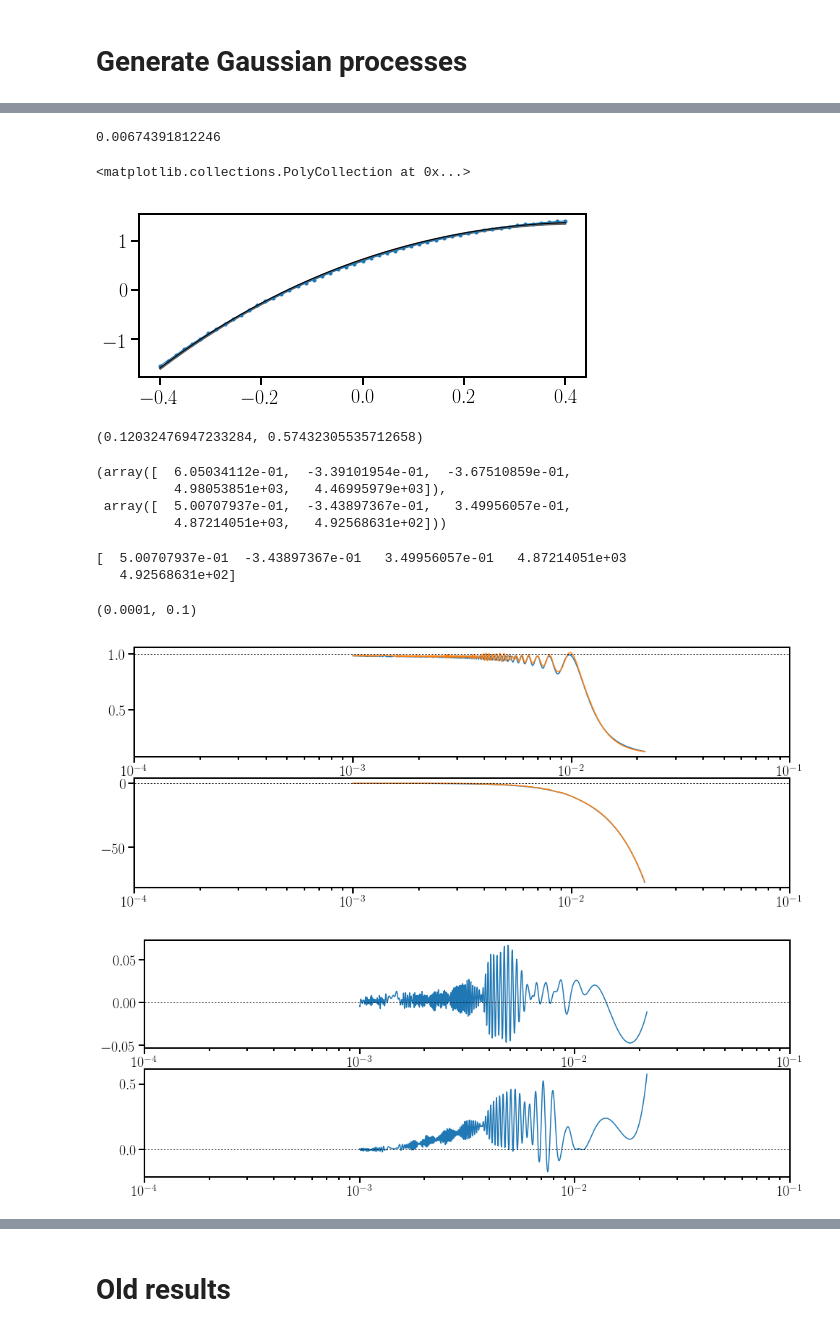
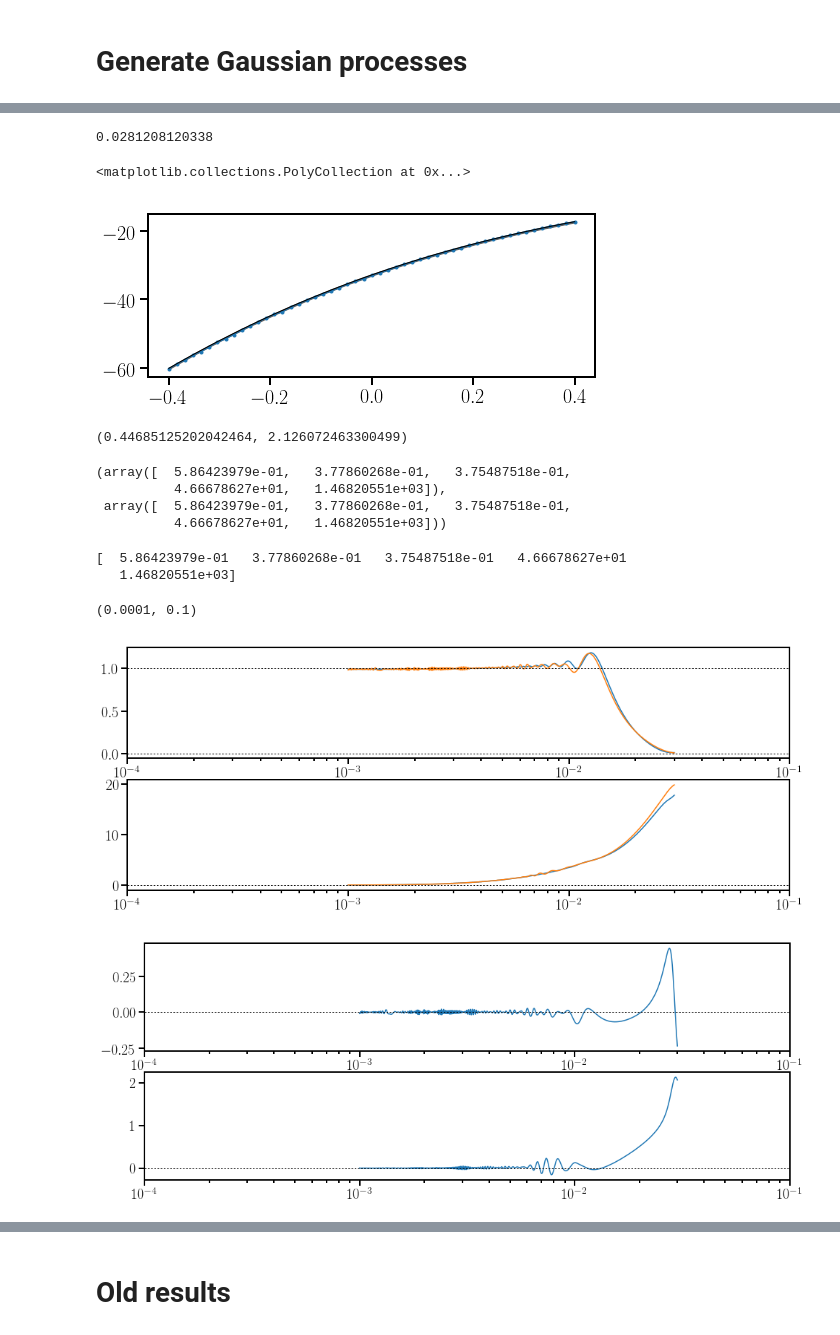
Before and after one commit to benjaminlackey/gpsurrogate, a Jupyter notebook: notebooks/FDAlignedSpin.ipynb, the cells around one changed output, grey strips where cells are left out. Saved outputs shown, nothing was run; the diff lists cells and outputs as text; code cells hidden in the pictures.

```diff
--- a/notebooks/FDAlignedSpin.ipynb
+++ b/notebooks/FDAlignedSpin.ipynb
@@ -260,7 +291,7 @@ validset.close()
 0 1 2 3 4 5 6 7 8 9 10 11 12 13 14 15 16 17 18 19 20 21 22 23 24 25 26 27 28 29 30 31 32 33 34 35 36 37 38 39 40 41 42 43 44 45 46 47 48 49 50
 # %%
 # Generate the randomly sampled set
-Ndata = 1000
+Ndata = 5000
 limits = np.array([[0.5, 1.0], [-0.4, 0.4], [-0.4, 0.4], [0, 5000], [0, 5000]])
 p_sub = gpr.uniform_random_samples(Ndata, limits)
 
@@ -274,10 +305,10 @@ params = np.array([[p_sub[i, 0], spin1x, spin1y, p_sub[i, 1], spin2x, spin2y, p_
 filename = '../data/aligned_rand_set.hdf5'
 
 randset = train.make_td_vs_fd_waveform_set(filename, params,
-                               mf_lower, delta_tbym, tbym_tot,
+                               mf_min, delta_tbym, tbym_tot,
                                mfon_end, mfoff_start, mfoff_end,
                                mftrunc_start,
-                               href_delta_mf,
+                               href_mf_max, href_delta_mf,
                                mffit_start, mffit_end,
                                htapproximant='SpinTaylorT4', hfrefapproximant='TaylorF2')
 randset.close()
@@ -326,5 +357,5 @@ ax2.set_xlim(1.0e-4, 0.1)
 # %%
-mf = 0.01025
+mf = 0.02
 print mf, mf_to_f(mf, 2.8)
 
 amps = []
@@ -456,8 +488,9 @@ ax2.set_xlim(1.0e-4, 0.1)
 # %% [markdown]
 # Generate Empirical interpolating functions
 # %%
-empirical_node_indices_amp, Bamp_j = surrogate.empirical_interpolation_for_time_domain_waveform(rbamprun.rb[:10], 'amp')
-empirical_node_indices_phase, Bphase_j = surrogate.empirical_interpolation_for_time_domain_waveform(rbphaserun.rb[:10], 'phase')
+# Use the first 20 bases
+empirical_node_indices_amp, Bamp_j = surrogate.empirical_interpolation_for_time_domain_waveform(rbamprun.rb[:20], 'amp')
+empirical_node_indices_phase, Bphase_j = surrogate.empirical_interpolation_for_time_domain_waveform(rbphaserun.rb[:20], 'phase')
 # %%
 x_amp = Bamp_j[0].x[empirical_node_indices_amp]
 x_phase = Bphase_j[0].x[empirical_node_indices_phase]
@@ -619,9 +656,9 @@ axes.plot(params_vs[:, 1], dphase_vs, 'o', ls='-', lw=1, ms=3)
 axes.plot(params_vs[:, 1], dphase_gp_eval, ls='-', lw=1, c='k')
 axes.fill_between(params_vs[:, 1], dphase_gp_eval-dphase_gp_eval_err, dphase_gp_eval+dphase_gp_eval_err, color='k', alpha=0.5)
 # %% [output]
-0.00674391812246
+0.0281208120338
 <matplotlib.collections.PolyCollection at 0x...>
-[figure, old version]
+[figure, new version]
 # %%
 def fractional_amp_error(dlnamp_sur, dlnamp_true):
     """Calculate A_sur/A_true-1 given dlnA_sur and dlnA_true,
@@ -652,48 +689,52 @@ for i in range(len(randset)):
 # %%
 np.max(amp_err), np.max(phase_err)
 # %% [output]
-(0.12032476947233284, 0.57432305535712658)
+(0.44685125202042464, 2.126072463300499)
 # %%
 i_ampmax = np.array(amp_err).argmax()
 i_phasemax = np.array(phase_err).argmax()
 # %%
 params_rand[i_ampmax], params_rand[i_phasemax]
 # %% [output]
-(array([  6.05034112e-01,  -3.39101954e-01,  -3.67510859e-01,
-          4.98053851e+03,   4.46995979e+03]),
- array([  5.00707937e-01,  -3.43897367e-01,   3.49956057e-01,
-          4.87214051e+03,   4.92568631e+02]))
+(array([  5.86423979e-01,   3.77860268e-01,   3.75487518e-01,
+          4.66678627e+01,   1.46820551e+03]),
+ array([  5.86423979e-01,   3.77860268e-01,   3.75487518e-01,
+          4.66678627e+01,   1.46820551e+03]))
 # %%
-i = i_phasemax
+i = i_ampmax
+#i = 0
 hrand = randset[i]
 params = randset.get_waveform(i, data='parameters')[[0, 3, 6, 7, 8]]
 print params
 hsur = surrogate.reconstruct_amp_phase_difference(params, Bamp_j, Bphase_j, damp_gp_list, dphase_gp_list)
 
+# Plot h_true and h_sur
 fig, (ax1, ax2) = plt.subplots(2, figsize=(16, 6))
 wave.plot_waveforms_fd(ax1, ax2, [hrand, hsur], exp=True)
+ax1.axhline(0, ls=':', c='k', lw=1)
 ax1.axhline(1, ls=':', c='k', lw=1)
 ax2.axhline(0, ls=':', c='k', lw=1)
 ax1.set_xlim(1.0e-4, 0.1)
 ax2.set_xlim(1.0e-4, 0.1)
 
+# Plot fractional amplitude error and phase error
 ae = np.exp(hsur.amp-hrand.amp)-1.0
 pe = hsur.phase-hrand.phase
 fig, (ax1, ax2) = plt.subplots(2, figsize=(16, 6))
 ax1.plot(hsur.x, ae)
 ax2.plot(hsur.x, pe)
 ax1.axhline(0, ls=':', c='k', lw=1)
 ax2.axhline(0, ls=':', c='k', lw=1)
 ax1.set_xscale('log')
 ax2.set_xscale('log')
 ax1.set_xlim(1.0e-4, 0.1)
 ax2.set_xlim(1.0e-4, 0.1)
 # %% [output]
-[  5.00707937e-01  -3.43897367e-01   3.49956057e-01   4.87214051e+03
-   4.92568631e+02]
+[  5.86423979e-01   3.77860268e-01   3.75487518e-01   4.66678627e+01
+   1.46820551e+03]
 (0.0001, 0.1)
-[figure, old version]
+[figure, new version]
-[figure, old version]
+[figure, new version]
 # %%
 fig, (ax1, ax2) = plt.subplots(2, figsize=(6, 10))
 
```
Also changed, not shown: parts of 22 cells of this notebook, 9 other files.
